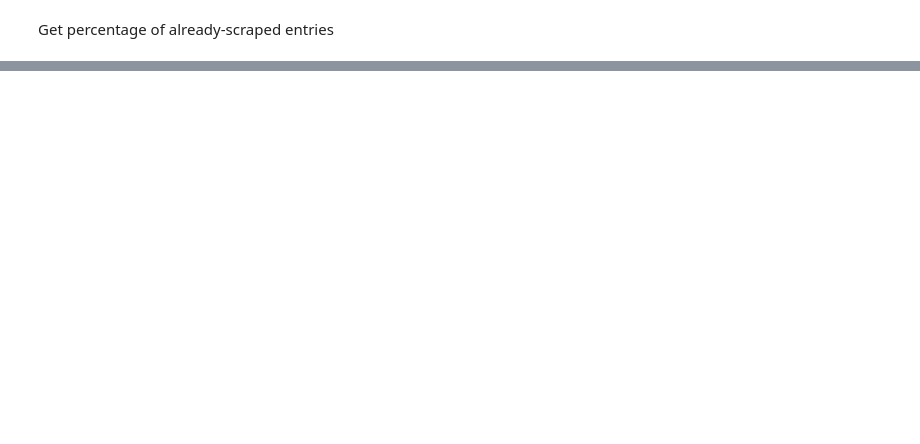
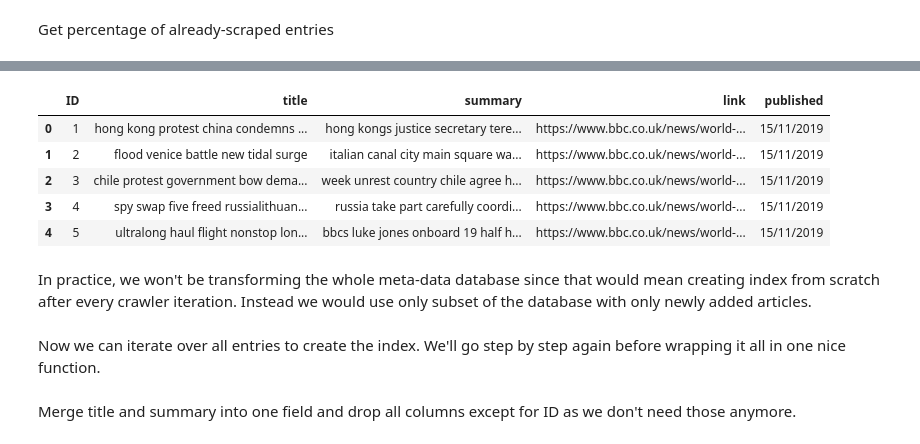
Before and after one commit to dominikklepl/News-search-engine, a Jupyter notebook: Code_explanation.ipynb, the cells around one changed output, grey strips where cells are left out. Drawn from its saved outputs; the diff is of its cells as text; code cells hidden in the pictures; blank space fills up the shorter version.

Commit message:
indexer explaination

```diff
--- a/Code_explanation.ipynb
+++ b/Code_explanation.ipynb
@@ -108,0 +235,2 @@ print("{} % of entries were already scraped." .format((old_news/feed_len)*100))
+# %%
+meta_processed = meta_data.copy()
@@ -108,0 +246,15 @@ print("{} % of entries were already scraped." .format((old_news/feed_len)*100))
+# %%
+meta_processed.head(5)
+# %% [output]
+|  | ID | title | summary | link | published |
+| 0 | 1 | hong kong protest china condemns ... | hong kongs justice secretary tere... | https://www.bbc.co.uk/news/world-... | 15/11/2019 |
+| 1 | 2 | flood venice battle new tidal surge | italian canal city main square wa... | https://www.bbc.co.uk/news/world-... | 15/11/2019 |
+| 2 | 3 | chile protest government bow dema... | week unrest country chile agree h... | https://www.bbc.co.uk/news/world-... | 15/11/2019 |
+| 3 | 4 | spy swap five freed russialithuan... | russia take part carefully coordi... | https://www.bbc.co.uk/news/world-... | 15/11/2019 |
+| 4 | 5 | ultralong haul flight nonstop lon... | bbcs luke jones onboard 19 half h... | https://www.bbc.co.uk/news/world-... | 15/11/2019 |
+# %% [markdown]
+In practice, we won't be transforming the whole meta-data database since that would mean creating index from scratch after every crawler iteration. Instead we would use only subset of the database with only newly added articles.
+# %% [markdown]
+Now we can iterate over all entries to create the index. We'll go step by step again before wrapping it all in one nice function.
+# %% [markdown]
+Merge title and summary into one field and drop all columns except for ID as we don't need those anymore.
```
Also changed, not shown: parts of 49 cells of this notebook.
